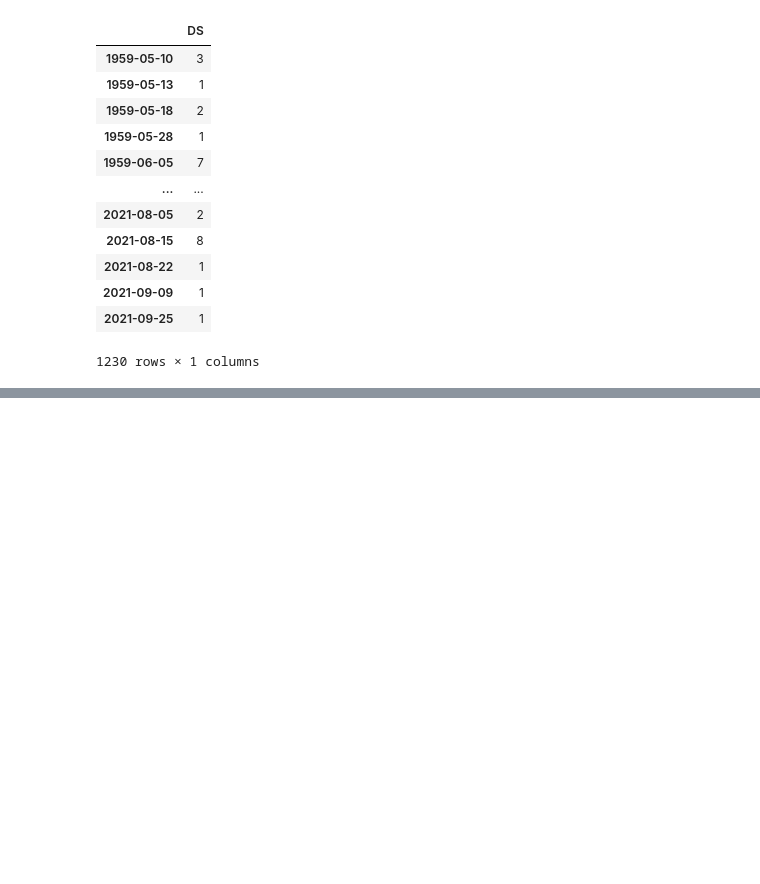
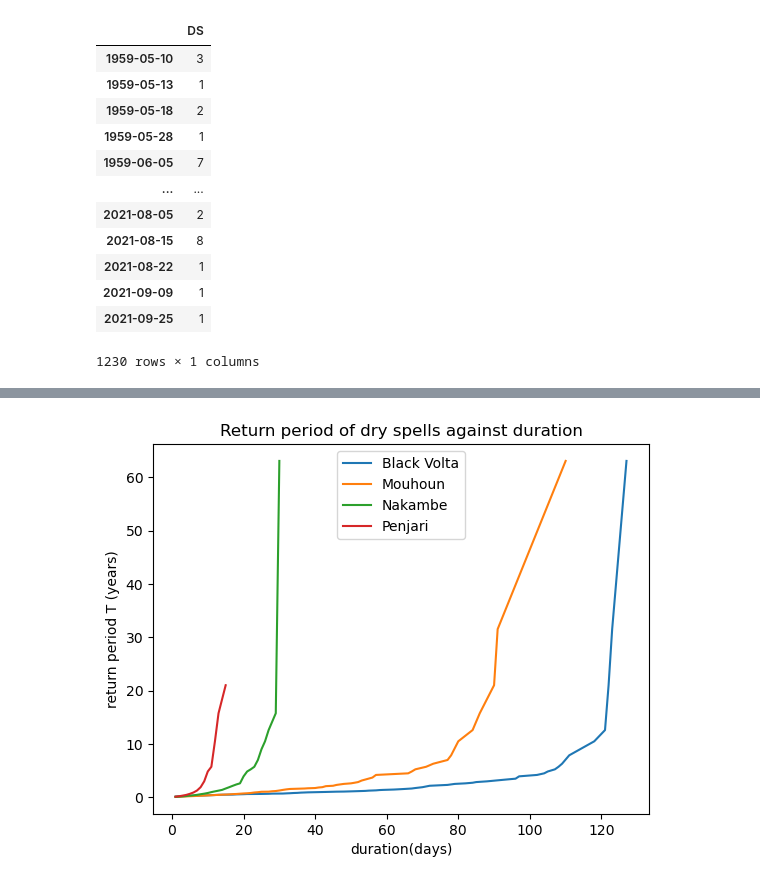
Before and after one commit to Daafip/Volta-burkina-faso, a Jupyter notebook: data/rainfall data volta/Data_hydrologu_BF.ipynb, the cells around one changed output, grey strips where cells are left out. Drawn from its saved outputs; the diff is of its cells as text; code cells hidden in the pictures; blank space fills up the shorter version.

```diff
--- a/data/rainfall data volta/Data_hydrologu_BF.ipynb
+++ b/data/rainfall data volta/Data_hydrologu_BF.ipynb
@@ -11,11 +15,11 @@ from datetime import timedelta
 # %%
 rainfall = pd.DataFrame()
-Black_volta = pd.read_csv(r'C:\Users\sophi\Volta-burkina-faso\data\Volta_ERA5_lat_lon\Black Volta_-2.75_9.50.csv', parse_dates = [0], index_col=[0])
-Lake_Volta = pd.read_csv(r'C:\Users\sophi\Volta-burkina-faso\data\Volta_ERA5_lat_lon\Lake Volta_0.00_6.50.csv', parse_dates = [0], index_col=[0])
-Mouhoun = pd.read_csv(r'C:\Users\sophi\Volta-burkina-faso\data\Volta_ERA5_lat_lon\Mouhoun_-4.00_12.00.csv', parse_dates = [0], index_col=[0])
-Nakambe = pd.read_csv(r'C:\Users\sophi\Volta-burkina-faso\data\Volta_ERA5_lat_lon\Nakambe_-2.00_13.50.csv', parse_dates = [0], index_col=[0])
-Oti = pd.read_csv(r'C:\Users\sophi\Volta-burkina-faso\data\Volta_ERA5_lat_lon\Oti_0.00_8.50.csv', parse_dates = [0], index_col=[0])
-Penjari = pd.read_csv(r'C:\Users\sophi\Volta-burkina-faso\data\Volta_ERA5_lat_lon\Pendjari_1.00_11.00.csv', parse_dates = [0], index_col=[0])
+Black_volta = pd.read_csv(f'{home_path}\\data\\Volta_ERA5_lat_lon\Black Volta_-2.75_9.50.csv', parse_dates = [0], index_col=[0])
+Lake_Volta = pd.read_csv(f'{home_path}\\data\\Volta_ERA5_lat_lon\Lake Volta_0.00_6.50.csv', parse_dates = [0], index_col=[0])
+Mouhoun = pd.read_csv(f'{home_path}\\data\\Volta_ERA5_lat_lon\Mouhoun_-4.00_12.00.csv', parse_dates = [0], index_col=[0])
+Nakambe = pd.read_csv(f'{home_path}\\data\\Volta_ERA5_lat_lon\\Nakambe_-2.00_13.50.csv', parse_dates = [0], index_col=[0])
+Oti = pd.read_csv(f'{home_path}\\data\\Volta_ERA5_lat_lon\Oti_0.00_8.50.csv', parse_dates = [0], index_col=[0])
+Penjari = pd.read_csv(f'{home_path}\\data\\Volta_ERA5_lat_lon\Pendjari_1.00_11.00.csv', parse_dates = [0], index_col=[0])
 # %%
 names_col = ['Black_volta', 'Lake_Volta', 'Mouhoun', 'Nakambe', 'Oti', 'Penjari']
 Rainfall_data = pd.concat([Black_volta, Lake_Volta, Mouhoun, Nakambe, Oti, Penjari], axis = 1, keys = names_col, ignore_index=False)
@@ -345,0 +325,12 @@ ValueError: setting an array element with a sequence.
+# %%
+# plotting the return period against the duration
+plt.plot(BV_DF.loc[:,'T'], label = 'Black Volta')
+plt.plot(Mou_DF.loc[:,'T'], label = 'Mouhoun')
+plt.plot(Nak_DF.loc[:,'T'], label = 'Nakambe')
+plt.plot(Pen_DF.loc[:,'T'], label = 'Penjari')
+plt.title('Return period of dry spells against duration')
+plt.xlabel('duration(days)')
+plt.ylabel('return period T (years)')
+plt.legend();
+# %% [output]
+[figure, added]
```
Also changed, not shown: parts of 17 cells of this notebook.
